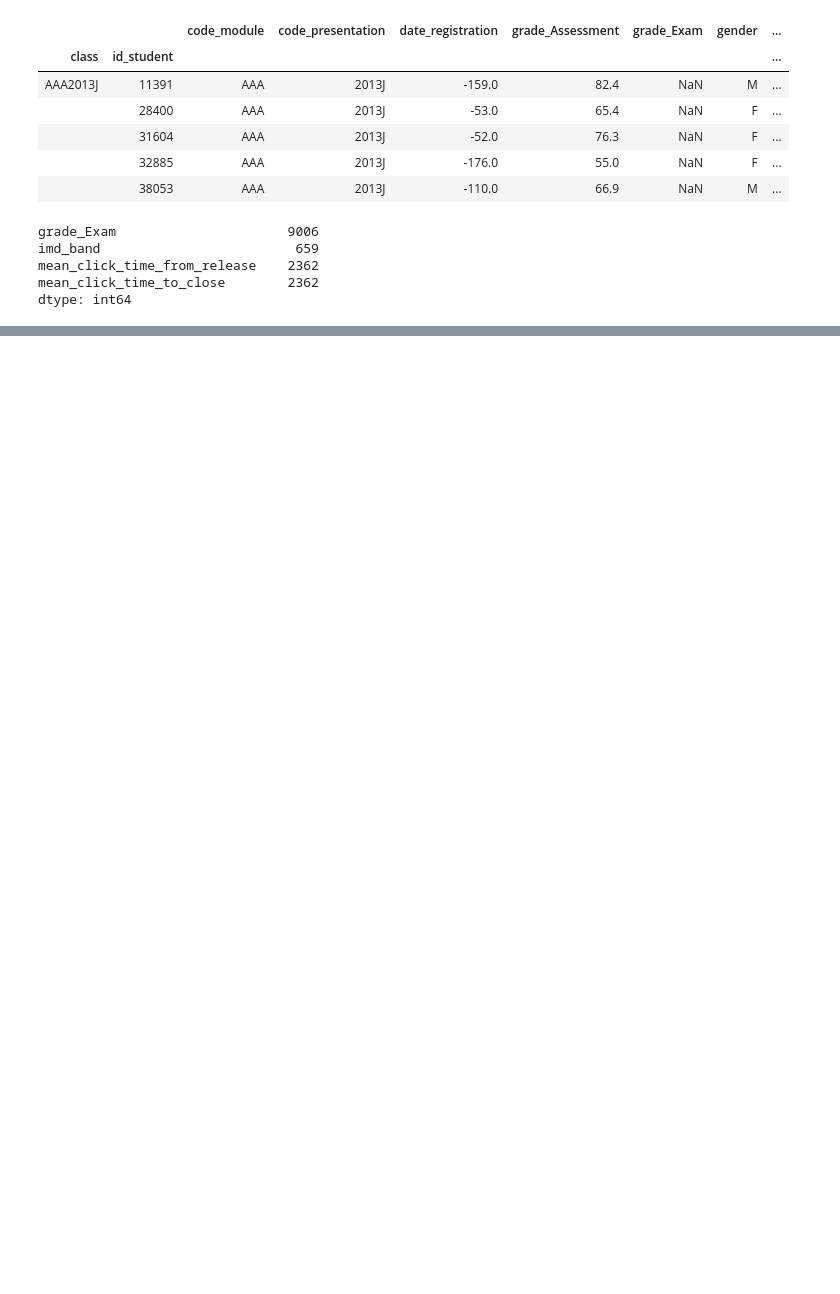
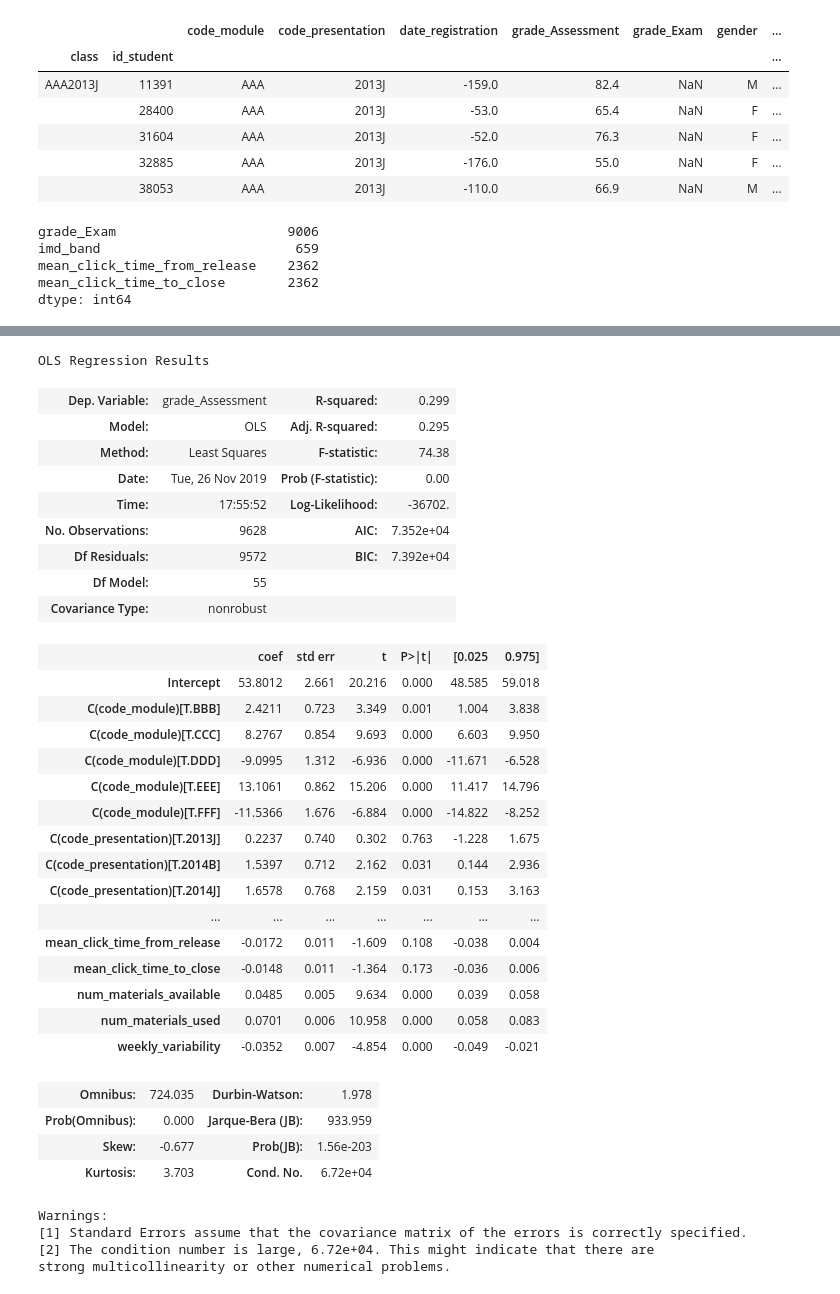
Before and after one commit to rcharan/mooc-data, a Jupyter notebook: analysis.ipynb, the cells around one changed output, grey strips where cells are left out. Drawn from its saved outputs; the diff is of its cells as text; code cells hidden in the pictures; blank space fills up the shorter version.

Commit message:
run a first model with backwards stepwise selection

```diff
--- a/analysis.ipynb
+++ b/analysis.ipynb
@@ -68,0 +151,47 @@ Timer.end()
+# %%
+X_cont_model = X_continuous.copy()
+X_cat_model  = list(map(lambda s : f'C({s})', X_categorical.copy()))
+y_model      = 'grade_Assessment'
+X_cont_model.remove('total_clicks') #Otherwise, multi-collinearity
+# %%
+def build_formula(cont, cat, y):
+    return y + ' ~ ' + ' + '.join(cont + cat)
+# %%
+formula = build_formula(X_cont_model, X_cat_model, y_model)
+results = smf.ols(formula, df).fit()
+results.summary()
+# %% [output]
+OLS Regression Results
+| Dep. Variable: | grade_Assessment | R-squared: | 0.299 |
+| Model: | OLS | Adj. R-squared: | 0.295 |
+| Method: | Least Squares | F-statistic: | 74.38 |
+| Date: | Tue, 26 Nov 2019 | Prob (F-statistic): | 0.00 |
+| Time: | 17:55:52 | Log-Likelihood: | -36702. |
+| No. Observations: | 9628 | AIC: | 7.352e+04 |
+| Df Residuals: | 9572 | BIC: | 7.392e+04 |
+| Df Model: | 55 |  |  |
+| Covariance Type: | nonrobust |  |  |
+|  | coef | std err | t | P>|t| | [0.025 | 0.975] |
+| Intercept | 53.8012 | 2.661 | 20.216 | 0.000 | 48.585 | 59.018 |
+| C(code_module)[T.BBB] | 2.4211 | 0.723 | 3.349 | 0.001 | 1.004 | 3.838 |
+| C(code_module)[T.CCC] | 8.2767 | 0.854 | 9.693 | 0.000 | 6.603 | 9.950 |
+| C(code_module)[T.DDD] | -9.0995 | 1.312 | -6.936 | 0.000 | -11.671 | -6.528 |
+| C(code_module)[T.EEE] | 13.1061 | 0.862 | 15.206 | 0.000 | 11.417 | 14.796 |
+| C(code_module)[T.FFF] | -11.5366 | 1.676 | -6.884 | 0.000 | -14.822 | -8.252 |
+| C(code_presentation)[T.2013J] | 0.2237 | 0.740 | 0.302 | 0.763 | -1.228 | 1.675 |
+| C(code_presentation)[T.2014B] | 1.5397 | 0.712 | 2.162 | 0.031 | 0.144 | 2.936 |
+| C(code_presentation)[T.2014J] | 1.6578 | 0.768 | 2.159 | 0.031 | 0.153 | 3.163 |
+| ... | ... | ... | ... | ... | ... | ... |
+| mean_click_time_from_release | -0.0172 | 0.011 | -1.609 | 0.108 | -0.038 | 0.004 |
+| mean_click_time_to_close | -0.0148 | 0.011 | -1.364 | 0.173 | -0.036 | 0.006 |
+| num_materials_available | 0.0485 | 0.005 | 9.634 | 0.000 | 0.039 | 0.058 |
+| num_materials_used | 0.0701 | 0.006 | 10.958 | 0.000 | 0.058 | 0.083 |
+| weekly_variability | -0.0352 | 0.007 | -4.854 | 0.000 | -0.049 | -0.021 |
+| Omnibus: | 724.035 | Durbin-Watson: | 1.978 |
+| Prob(Omnibus): | 0.000 | Jarque-Bera (JB): | 933.959 |
+| Skew: | -0.677 | Prob(JB): | 1.56e-203 |
+| Kurtosis: | 3.703 | Cond. No. | 6.72e+04 |
+Warnings:
+[1] Standard Errors assume that the covariance matrix of the errors is correctly specified.
+[2] The condition number is large, 6.72e+04. This might indicate that there are
+strong multicollinearity or other numerical problems.
```
Also changed, not shown: parts of 19 cells of this notebook, 1 other file.
